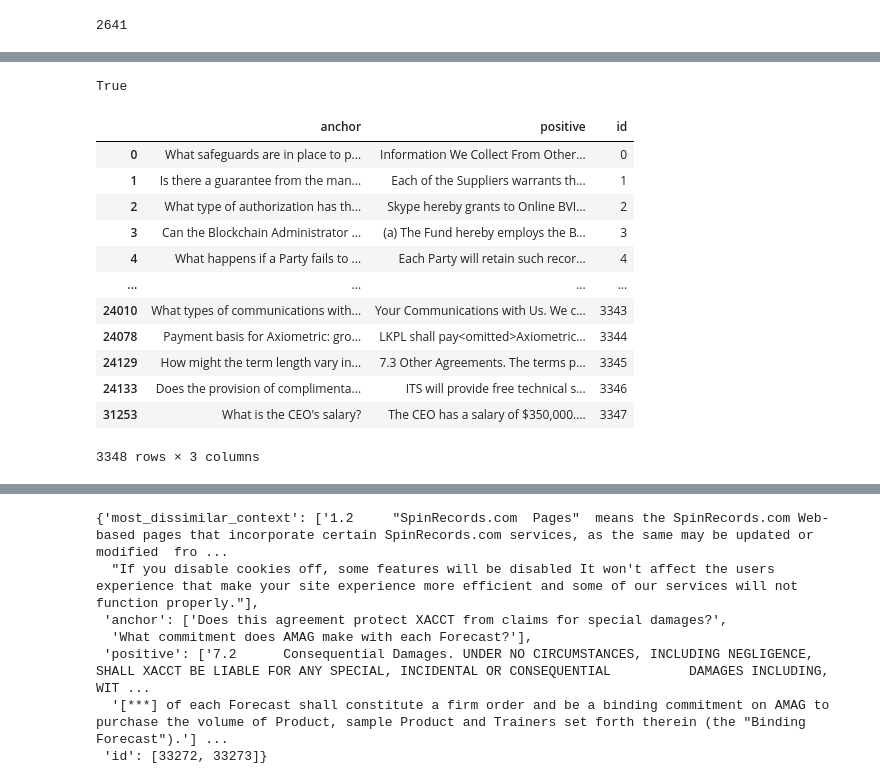
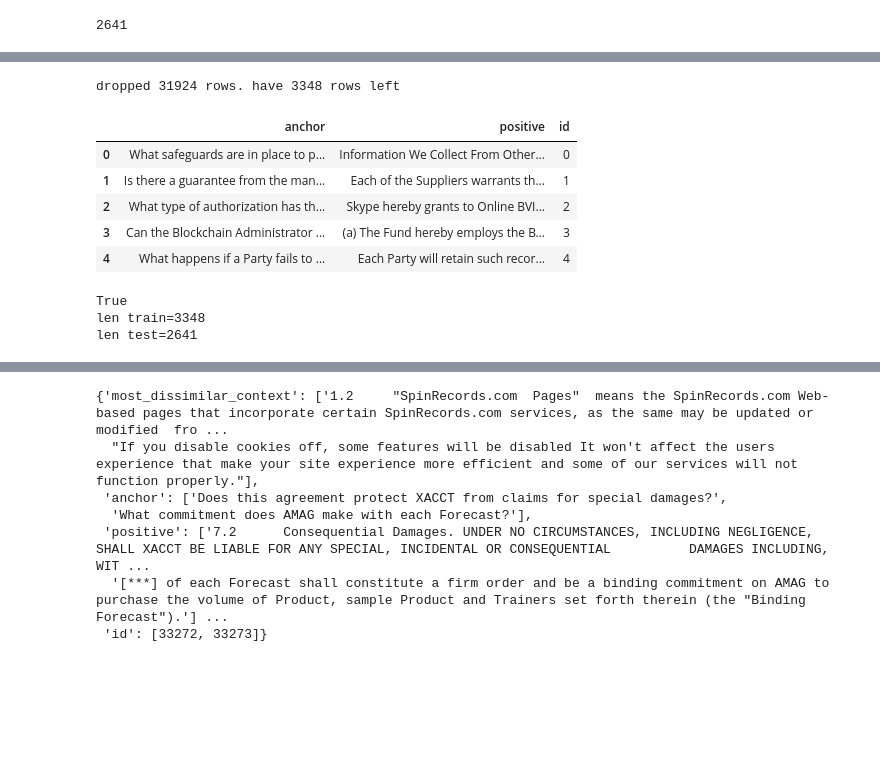
Before and after one commit to CNUClasses/embeddings, a Jupyter notebook: data/convert_to_json.ipynb, the cells around one changed output, grey strips where cells are left out. Cells and saved outputs as stored; diff of their text form; code cells hidden in the pictures; blank space fills up the shorter version.

```diff
--- a/data/convert_to_json.ipynb
+++ b/data/convert_to_json.ipynb
@@ -144,26 +145,42 @@ df['id']=range(len(df))
-# %%
-df.rename(columns={'query': 'anchor', 'context':'positive'}, inplace=True)
-df.drop(columns=cols_trn_drop, inplace=True)
-# %%
-df.positive.nunique()==len(df)
-# %% [output]
-True
-# %%
-df.drop(columns= ['most_dissimilar_context', 'contract_name'], inplace=True)
-trn=df
-trn
-# %% [output]
-|  | anchor | positive | id |
-| 0 | What safeguards are in place to p... | Information We Collect From Other... | 0 |
-| 1 | Is there a guarantee from the man... | Each of the Suppliers warrants th... | 1 |
-| 2 | What type of authorization has th... | Skype hereby grants to Online BVI... | 2 |
-| 3 | Can the Blockchain Administrator ... | (a) The Fund hereby employs the B... | 3 |
-| 4 | What happens if a Party fails to ... | Each Party will retain such recor... | 4 |
-| ... | ... | ... | ... |
-| 24010 | What types of communications with... | Your Communications with Us. We c... | 3343 |
-| 24078 | Payment basis for Axiometric: gro... | LKPL shall pay<omitted>Axiometric... | 3344 |
-| 24129 | How might the term length vary in... | 7.3 Other Agreements. The terms p... | 3345 |
-| 24133 | Does the provision of complimenta... | ITS will provide free technical s... | 3346 |
-| 31253 | What is the CEO's salary? | The CEO has a salary of $350,000.... | 3347 |
-3348 rows × 3 columns
+# %%
+##get rid of all context duplicates, otherwise MNR loss will likely get a duplicate positive as a negative
+#lets try filtering on unique positives
+def dump_dups(df,col):
+    nr=len(df)
+    df=df.drop_duplicates(subset=[col])
+    df.reset_index(drop=True, inplace=True)
+    print(f'dropped {nr -len(df)} rows. have {len(df)} rows left')
+    return df
+trn=dump_dups(trn,'context')
+# tst=dump_dups(tst,'context')
+# %% [output]
+dropped 31924 rows. have 3348 rows left
+# %%
+def renamecols(df):
+    df.rename(columns={'query': 'anchor', 'context':'positive'}, inplace=True)
+    cols_to_drop=[c for c in df.columns if c not in ['anchor','positive']]
+    df.drop(columns=cols_to_drop, inplace=True)
+    return df
+trn=renamecols(trn)
+tst=renamecols(tst)
+
+trn['id']=range(len(trn))
+tst['id']=range(len(tst))
+# %%
+trn.head()
+# %% [output]
+|  | anchor | positive | id |
+| 0 | What safeguards are in place to p... | Information We Collect From Other... | 0 |
+| 1 | Is there a guarantee from the man... | Each of the Suppliers warrants th... | 1 |
+| 2 | What type of authorization has th... | Skype hereby grants to Online BVI... | 2 |
+| 3 | Can the Blockchain Administrator ... | (a) The Fund hereby employs the B... | 3 |
+| 4 | What happens if a Party fails to ... | Each Party will retain such recor... | 4 |
+# %%
+print(trn.positive.nunique()==len(trn))
+print(f'len train={len(trn)}')
+print(f'len test={len(tst)}')
+# %% [output]
+True
+len train=3348
+len test=2641
 # %%
```
Also changed, not shown: parts of 6 cells of this notebook, 5 other files.
